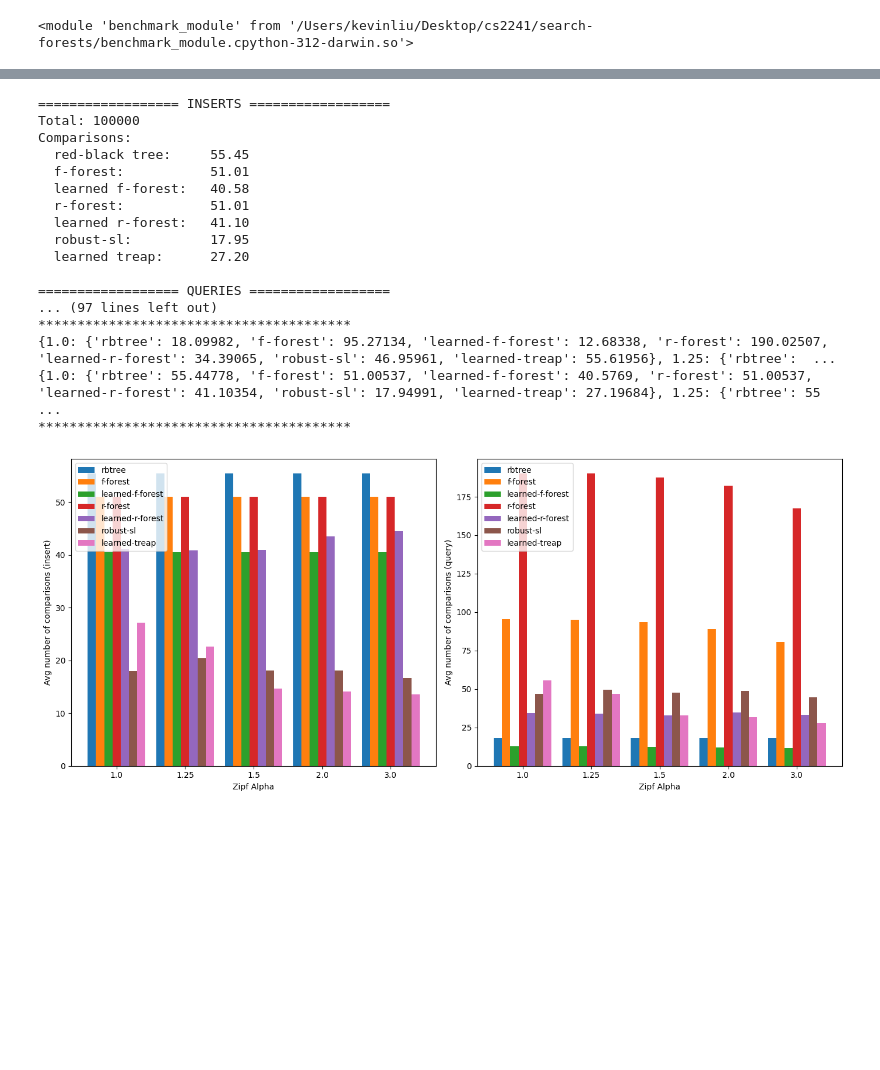
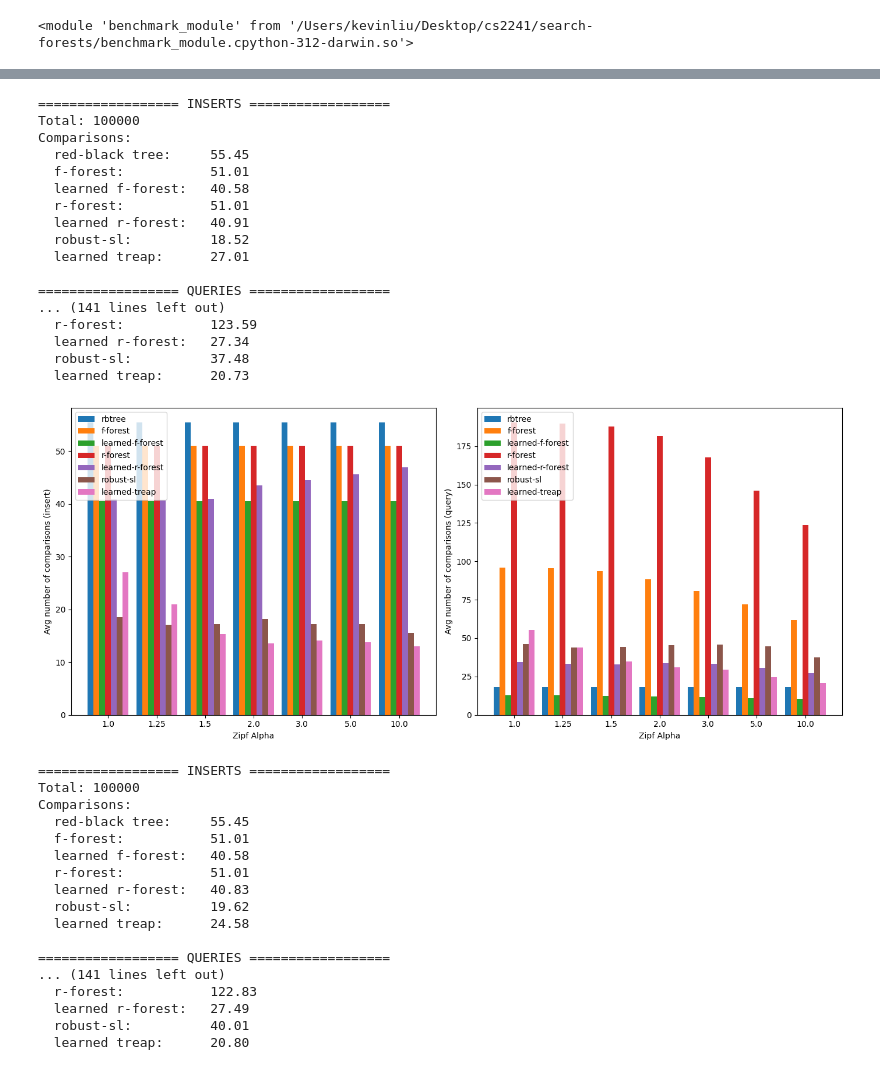
Before and after one commit to Wolfiej-k/search-forests, a Jupyter notebook: exp.ipynb, the cells around one changed output, grey strips where cells are left out. Drawn from its saved outputs; the diff is of its cells as text; code cells hidden in the pictures; blank space fills up the shorter version.

```diff
--- a/exp.ipynb
+++ b/exp.ipynb
@@ -82,13 +140,14 @@ Comparisons:
 # %%
-def run_alpha_experiments(alphas, key=NUM_KEYS, query=NUM_QUERIES, gen=gen):
+def run_alpha_experiments(alphas, measure, y_label, key=NUM_KEYS, query=NUM_QUERIES, gen=gen):
     query_stats = {}
     insert_stats = {}
 
     for alpha in alphas:
         queries = generate_zipf_queries(key, query, alpha, gen)
         out = benchmark(queries, key, gen)
-        query_stats[alpha] = out["queries"]
-        insert_stats[alpha] = out["inserts"]
+
+        query_stats[alpha] = out["queries"][measure]
+        insert_stats[alpha] = out["inserts"][measure]
 
     structures = list(query_stats[alphas[0]].keys())
     print("*" * 40)
@@ -96,26 +155,46 @@ def run_alpha_experiments(alphas, key=NUM_KEYS, query=NUM_QUERIES, gen=gen):
     print(insert_stats)
     print("*" * 40)
 
-    plot_res(alphas, structures, query_stats, insert_stats, "Zipf Alpha")
+    plot_res(alphas, structures, query_stats, insert_stats, "Zipf Alpha", y_label)
-# %%
-alphas = [1., 1.25, 1.5, 2., 3.]
-run_alpha_experiments(alphas)
-# %% [output]
-================== INSERTS ==================
-Total: 100000
-Comparisons:
-  red-black tree:     55.45
-  f-forest:           51.01
-  learned f-forest:   40.58
-  r-forest:           51.01
-  learned r-forest:   41.10
-  robust-sl:          17.95
-  learned treap:      27.20
-
-================== QUERIES ==================
-... (97 lines left out)
-****************************************
-{1.0: {'rbtree': 18.09982, 'f-forest': 95.27134, 'learned-f-forest': 12.68338, 'r-forest': 190.02507, 'learned-r-forest': 34.39065, 'robust-sl': 46.95961, 'learned-treap': 55.61956}, 1.25: {'rbtree':  ...
-{1.0: {'rbtree': 55.44778, 'f-forest': 51.00537, 'learned-f-forest': 40.5769, 'r-forest': 51.00537, 'learned-r-forest': 41.10354, 'robust-sl': 17.94991, 'learned-treap': 27.19684}, 1.25: {'rbtree': 55 ...
-****************************************
-[figure, removed]
+# %%
+alphas = [1., 1.25, 1.5, 2., 3., 5., 10.]
+run_alpha_experiments(alphas, "comparisons", "Avg number of comparisons")
+run_alpha_experiments(alphas, "compactions", "Number of compactions")
+run_alpha_experiments(alphas, "mispredictions", "Number of mispredictions")
+run_alpha_experiments(alphas, "promotions", "Number of promotions")
+# %% [output]
+================== INSERTS ==================
+Total: 100000
+Comparisons:
+  red-black tree:     55.45
+  f-forest:           51.01
+  learned f-forest:   40.58
+  r-forest:           51.01
+  learned r-forest:   40.91
+  robust-sl:          18.52
+  learned treap:      27.01
+
+================== QUERIES ==================
+... (141 lines left out)
+  r-forest:           123.59
+  learned r-forest:   27.34
+  robust-sl:          37.48
+  learned treap:      20.73
+[figure, added]
+================== INSERTS ==================
+Total: 100000
+Comparisons:
+  red-black tree:     55.45
+  f-forest:           51.01
+  learned f-forest:   40.58
+  r-forest:           51.01
+  learned r-forest:   40.83
+  robust-sl:          19.62
+  learned treap:      24.58
+
+================== QUERIES ==================
+... (141 lines left out)
+  r-forest:           122.83
+  learned r-forest:   27.49
+  robust-sl:          40.01
+  learned treap:      20.80
```
Also changed, not shown: parts of 5 cells of this notebook, 1 other file.
